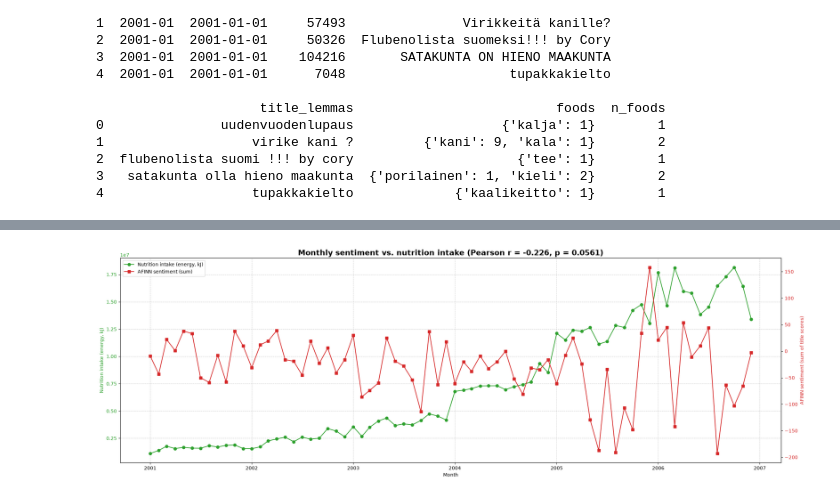
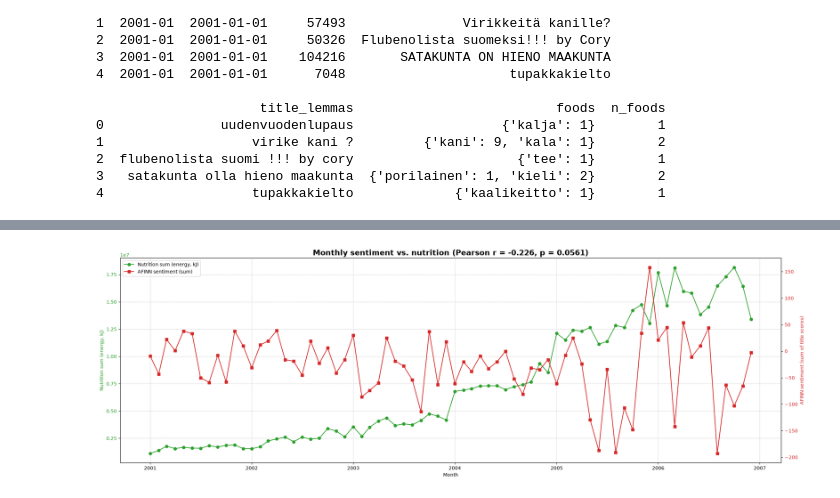
Before and after one commit to akseliahonpera/NLP_26_PROJECT_10, a Jupyter notebook: course_work.ipynb, the cells around one changed output, grey strips where cells are left out. Saved outputs shown, nothing was run; the diff lists cells and outputs as text; code cells hidden in the pictures.

```diff
--- a/course_work.ipynb
+++ b/course_work.ipynb
@@ -570,14 +570,13 @@ ENERGY_COL = 'energia, laskennallinen (kJ)'
 
 
 def build_comparison(nutrition_df, sentiment_df, nutrient=ENERGY_COL):
-    comp = sentiment_df.join(nutrition_df[[nutrient]].rename(columns={nutrient: "nutrition"}),
-                             how="inner")
-    return comp
+    return sentiment_df.join(nutrition_df[[nutrient]].rename(columns={nutrient: "nutrition_sum"}),
+                        how="inner")
 
 
 def pearson_sum(comp):
-    r, p = pearsonr(comp["sentiment_sum"], comp["nutrition"])
-    return pd.DataFrame([{"sentiment": "sentiment_sum", "nutrition": "nutrition",
+    r, p = pearsonr(comp["sentiment_sum"], comp["nutrition_sum"])
+    return pd.DataFrame([{"sentiment": "sentiment_sum", "nutrition": "nutrition_sum",
                           "pearson_r": r, "p_value": p, "n_periods": len(comp)}])
 
 
@@ -590,30 +589,31 @@ sentiment_sum nutrition  -0.226186 0.056068         72
 # %%
-def plot_sentiment_vs_nutrition(comp, nutrition_label="Nutrition intake (energy, kJ)",
-                                period_label="Monthly"):
+def plot_sentiment_vs_nutrition(comp, nutrition_label="Nutrition sum (energy, kJ)",
+                                period_label="Monthly", x_label="Month"):
     x = pd.to_datetime(comp.index)
-    r, p = pearsonr(comp["sentiment_sum"], comp["nutrition"])
+    r, p = pearsonr(comp["sentiment_sum"], comp["nutrition_sum"])
 
     fig, ax1 = plt.subplots(figsize=(21, 7))
 
-    ax1.plot(x, comp["nutrition"], color="tab:green", marker="o", label=nutrition_label)
-    ax1.set_xlabel(period_label.replace("ly", "") if period_label != "Daily" else "Day")
+    ax1.plot(x, comp["nutrition_sum"], color="tab:green", marker="o", label=nutrition_label)
+    ax1.set_xlabel(x_label)
     ax1.set_ylabel(nutrition_label, color="tab:green")
     ax1.tick_params(axis="y", labelcolor="tab:green")
     ax1.grid(True, linestyle="--", alpha=0.6)
 
     ax2 = ax1.twinx()
     ax2.plot(x, comp["sentiment_sum"], color="tab:red", marker="s", label="AFINN sentiment (sum)")
     ax2.set_ylabel("AFINN sentiment (sum of title scores)", color="tab:red")
     ax2.tick_params(axis="y", labelcolor="tab:red")
 
     lines = ax1.get_lines() + ax2.get_lines()
     ax1.legend(lines, [l.get_label() for l in lines], loc="upper left")
 
-    plt.title(f"{period_label} sentiment vs. nutrition intake (Pearson r = {r:.3f}, p = {p:.3g})",
+    plt.title(f"{period_label} sentiment vs. nutrition (Pearson r = {r:.3f}, p = {p:.3g})",
               fontsize=16, fontweight="bold")
     plt.tight_layout()
     plt.show()
 
+
 plot_sentiment_vs_nutrition(comparison)
 # %% [output]
-[figure, old version]
+[figure, new version]
```
Also changed, not shown: parts of 3 cells of this notebook.
